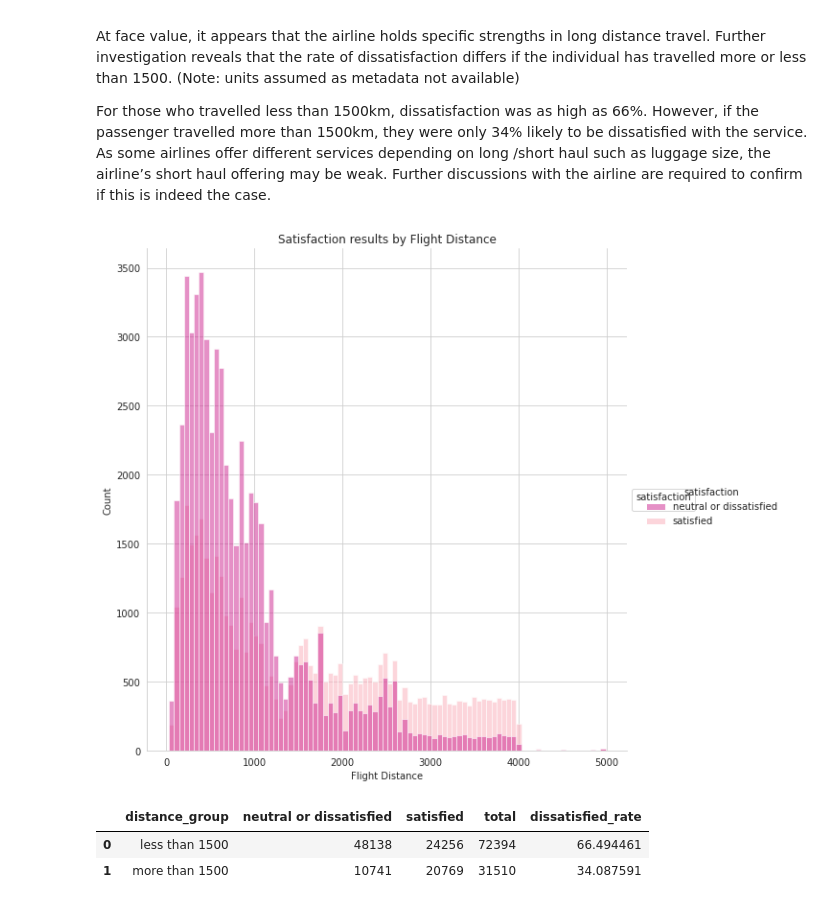
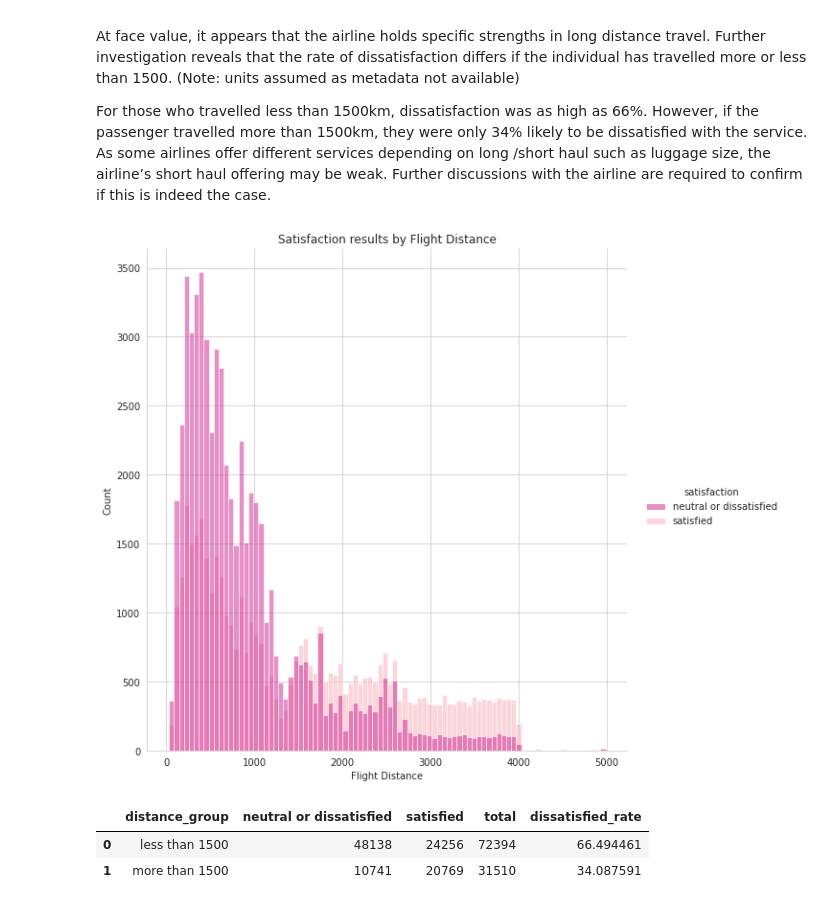
Before and after one commit to Lostinworlds/AirlinePassengerSatisfaction, a Jupyter notebook: eda-data-viz-airline-passenger-satisfaction.ipynb, the cells around one changed output. Cells and saved outputs as stored; diff of their text form; code cells hidden in the pictures.

```diff
--- a/eda-data-viz-airline-passenger-satisfaction.ipynb
+++ b/eda-data-viz-airline-passenger-satisfaction.ipynb
@@ -394,14 +395,12 @@ For those who travelled less than 1500km, dissatisfaction was as high as 66%. Ho
 # %%
 # create graph
 sns.displot(x = "Flight Distance", data = train, hue ="satisfaction", height = 8,palette ="RdPu_r"  )
 plt.title("Satisfaction results by Flight Distance")
 
-# format graphsns.despine(top = True, right = True, left = False, bottom = False)
-plt.legend(loc='center left', bbox_to_anchor=(1, 0.5),  title = "satisfaction")
 
 plt.show()
 # %% [output]
-[figure, old version]
+[figure, new version]
 # %%
 def distance_group (row):
     if row < 1500:
```
Also changed, not shown: parts of 6 cells of this notebook.
